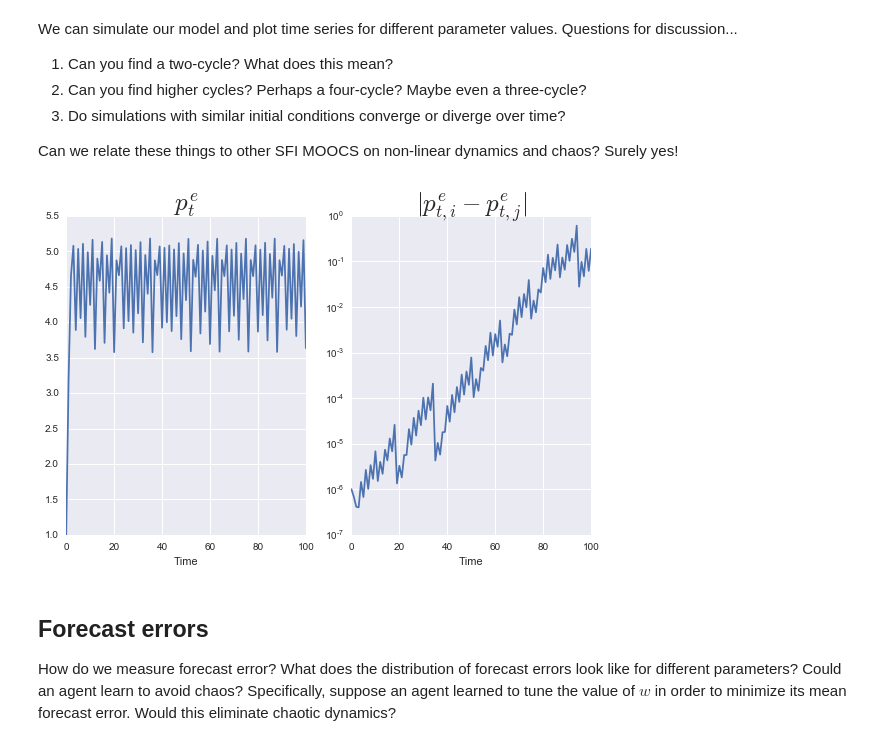
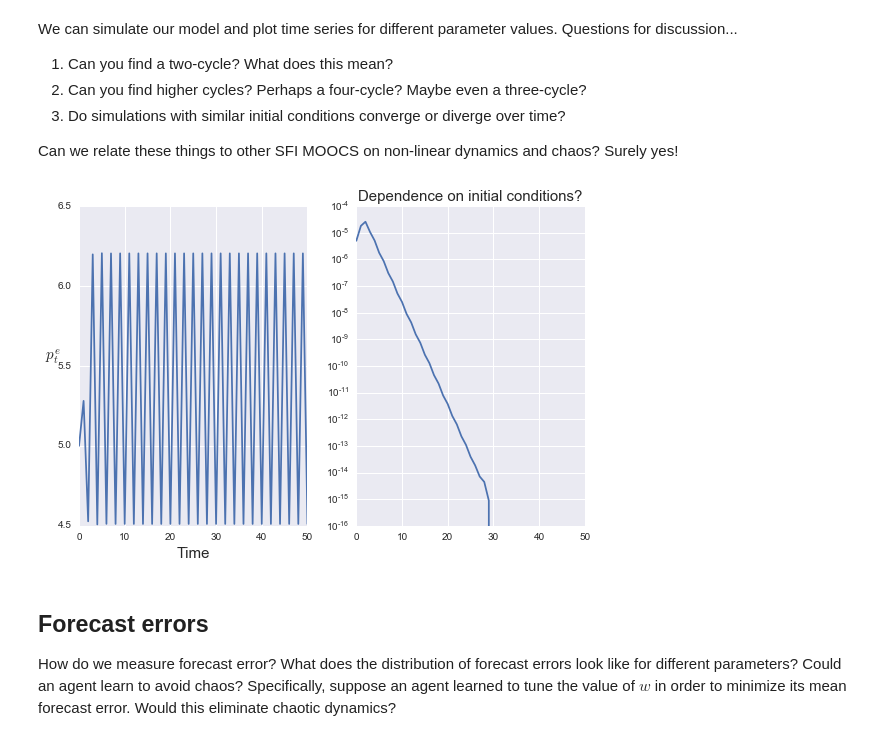
Before and after one commit to davidrpugh/sfi-complexity-mooc, a Jupyter notebook: notebooks/cobweb-models.ipynb, the cells around one changed output. Drawn from its saved outputs; the diff is of its cells as text; code cells hidden in the pictures.

```diff
--- a/notebooks/cobweb-models.ipynb
+++ b/notebooks/cobweb-models.ipynb
@@ -177,38 +144,19 @@ We can simulate our model and plot time series for different parameter values.
 </ol>
 
 Can we relate these things to other SFI MOOCS on non-linear dynamics and chaos? Surely yes!
-# %%
-def time_series_plot(initial_condition=1.0, T=100, a=3.0, b=0.25, w=0.3, gamma=3.6, p_bar=5.0):
-    params = {'w': w, 'a': a, 'b': b, 'gamma': gamma, 'p_bar': p_bar}
-    f = functools.partial(adaptive_expectations, inverse_demand, quantity_supply)
-    traj1 = simulate(initial_condition, f, T, **params)
-
-    # compute a second trajectory with a slightly different initial condition
-    epsilon = 1e-6
-    traj2 = simulate((1 + epsilon) * initial_condition, f, T, **params)
-
-    fig, ax = plt.subplots(1, 2)
-    ax[0].plot(traj1)
-    ax[0].set_title('$p_t^e$', fontsize=25)
-    ax[0].set_xlabel('Time')
-
-    ax[1].plot(np.abs(traj1 - traj2))
-    ax[1].set_xlabel('Time')
-    ax[1].set_yscale('log')
-    ax[1].set_title('$|p_{t,i}^e - p_{t,j}^e|$', fontsize=25)
-    fig.tight_layout()
-
-
-ipywidgets.interact(time_series_plot,
-                    initial_condition=(0, 10, 0.01),
-                    alpha=(0, 1, 0.01),
-                    beta_0=(0, 100, 0.01),
-                    beta_1=(-10, 0, 0.01),
-                    gamma=(0, 100, 0.01),
-                    p_bar=(0, 100, 0.01))
-plt.show()
-# %% [output]
-[figure, removed]
+# %%
+model = functools.partial(adaptive_expectations, inverse_demand, quantity_supply)
+interactive_time_series_plot = ipywidgets.interact(cobweb.time_series_plot,
+                                                   F=ipywidgets.fixed(model),
+                                                   X0=cobweb.initial_expected_price_slider,
+                                                   T=cobweb.T_int_slider,
+                                                   a=cobweb.a_float_slider,
+                                                   b=cobweb.b_float_slider,
+                                                   w=cobweb.w_float_slider,
+                                                   gamma=cobweb.gamma_float_slider,
+                                                   p_bar=cobweb.p_bar_float_slider)
+# %% [output]
+[figure, added]
 # %% [markdown]
 <h2> Forecast errors </h2>
 
```
Also changed, not shown: parts of 16 cells of this notebook, 1 other file.
